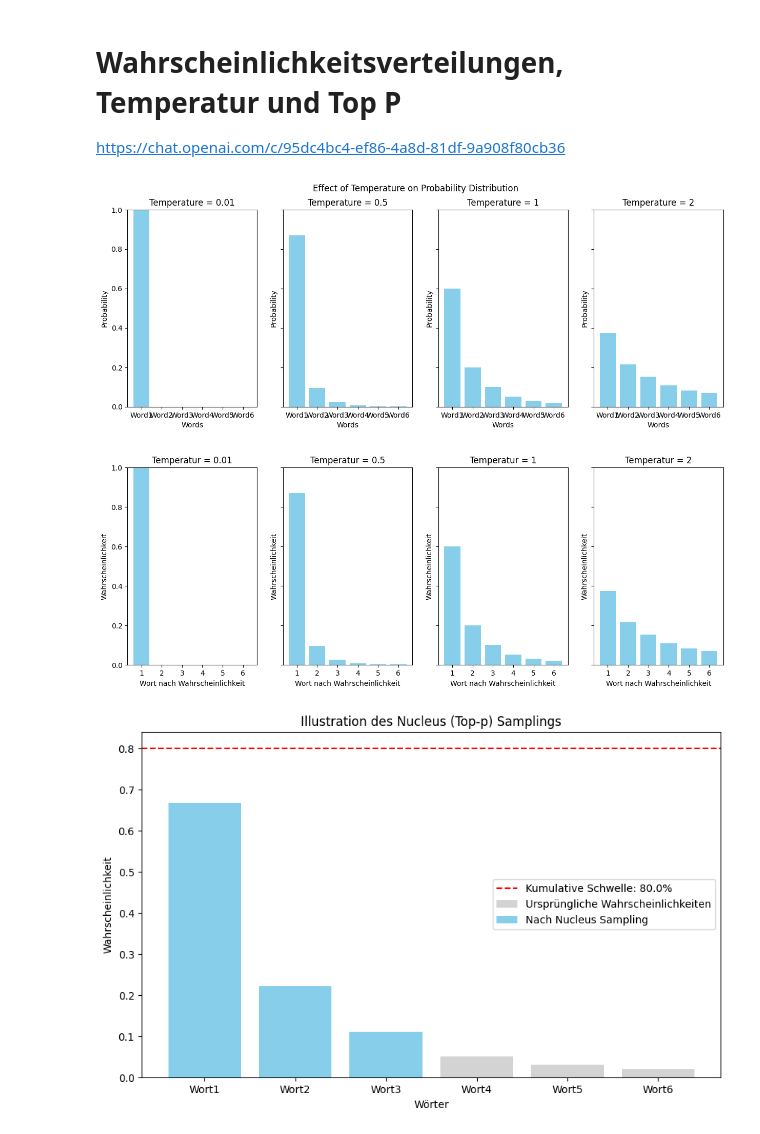
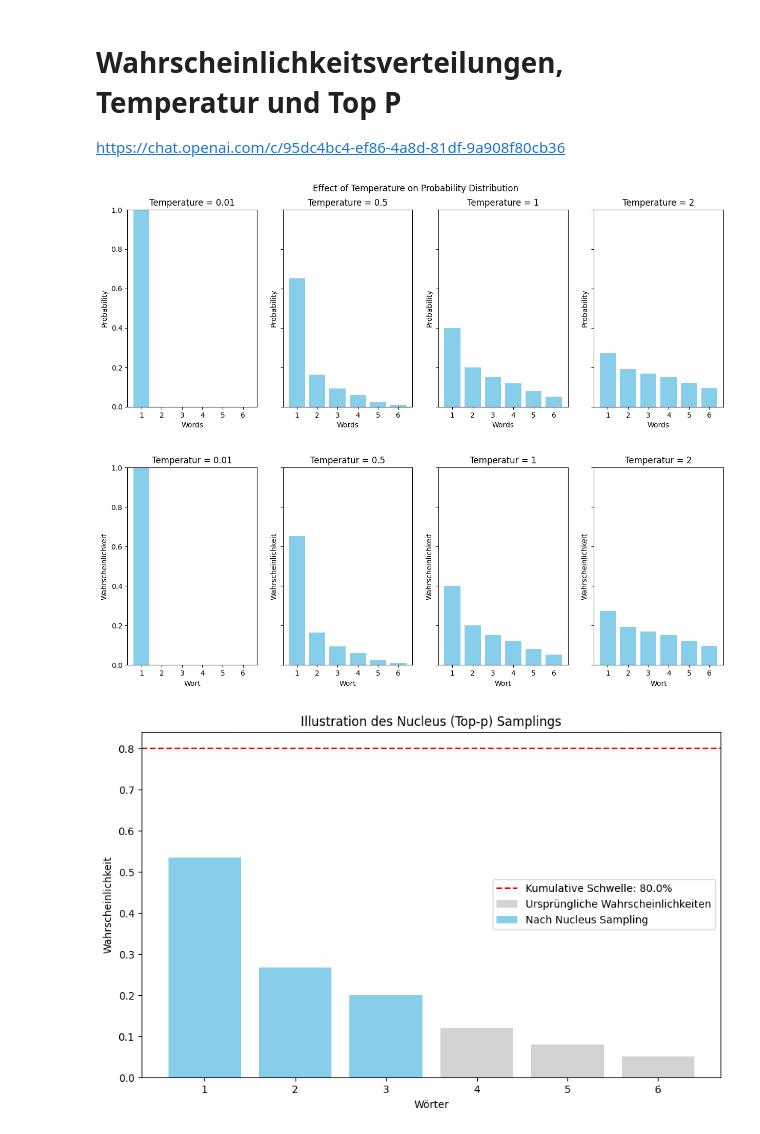
Before and after one commit to DJCordhose/transformers, a Jupyter notebook: notebooks/plots.ipynb, the cells around one changed output. Drawn from its saved outputs; the diff is of its cells as text; code cells hidden in the pictures.

```diff
--- a/notebooks/plots.ipynb
+++ b/notebooks/plots.ipynb
@@ -5,11 +5,14 @@
 
 https://chat.openai.com/c/95dc4bc4-ef86-4a8d-81df-9a908f80cb36
 # %%
+import numpy as np
+
 # Temperatures to illustrate
 temperatures = [0.01, 0.5, 1, 2]
 
 # Defining a sample probability distribution (for demonstration)
-probabilities = np.array([0.6, 0.2, 0.1, 0.05, 0.03, 0.02])
+probabilities = np.array([0.4, 0.2, 0.15, 0.12, 0.08, 0.05])
+assert np.sum(probabilities) == 1
 
 # Function to apply temperature to the probability distribution
 def apply_temperature(probs, temperature):
@@ -17,10 +20,9 @@ def apply_temperature(probs, temperature):
     adjusted_probs /= np.sum(adjusted_probs)
     return adjusted_probs
 # %%
-import numpy as np
 import matplotlib.pyplot as plt
 
-words = np.array(['Word1', 'Word2', 'Word3', 'Word4', 'Word5', 'Word6'])
+words = np.array(['1', '2', '3', '4', '5', '6'])
 
 # Creating subplots
 fig, axs = plt.subplots(1, len(temperatures), figsize=(15, 5), sharey=True)
@@ -36,31 +38,32 @@ for i, temp in enumerate(temperatures):
 plt.suptitle('Effect of Temperature on Probability Distribution')
 plt.show()
 # %% [output]
-[figure, old version]
+[figure, new version]
 # %%
 import numpy as np
 import matplotlib.pyplot as plt
 
 german_words = np.array(['1', '2', '3', '4', '5', '6'])
-x_label = 'Wort nach Wahrscheinlichkeit'
+# x_label = 'Wort nach Wahrscheinlichkeit'
+x_label = 'Wort'
 y_label = 'Wahrscheinlichkeit'
 title = 'Auswirkung der Temperatur auf die Wahrscheinlichkeitsverteilung'
 
 # Creating subplots with German labels
 fig, axs = plt.subplots(1, len(temperatures), figsize=(15, 5), sharey=True)
 
 for i, temp in enumerate(temperatures):
     adjusted_probs = apply_temperature(probabilities, temp)
     axs[i].bar(german_words, adjusted_probs, color='skyblue')
     axs[i].set_title(f'Temperatur = {temp}')
     axs[i].set_xlabel(x_label)
     axs[i].set_ylabel(y_label)
     axs[i].set_ylim(0, 1)
 
 # plt.suptitle(title)
 plt.show()
 # %% [output]
-[figure, old version]
+[figure, new version]
 # %%
 # Illustrating Nucleus (Top-p) Sampling
 
@@ -72,7 +75,7 @@ def apply_nucleus_sampling(probs, p):
     sorted_probs = np.sort(probs)[::-1]  # Sort probabilities in descending order
     cumulative_probs = np.cumsum(sorted_probs)
     # Find the index where the cumulative probability exceeds p
-    cutoff_index = np.where(cumulative_probs > p)[0][0] + 1
+    cutoff_index = np.where(cumulative_probs >= p)[0][0]
     # Zero out probabilities beyond the cutoff index
     probs_cutoff = np.copy(sorted_probs)
     probs_cutoff[cutoff_index:] = 0
@@ -95,4 +98,4 @@ ax.legend()
 
 plt.show()
 # %% [output]
-[figure, old version]
+[figure, new version]
```
Also changed, not shown: parts of 5 cells of this notebook.
